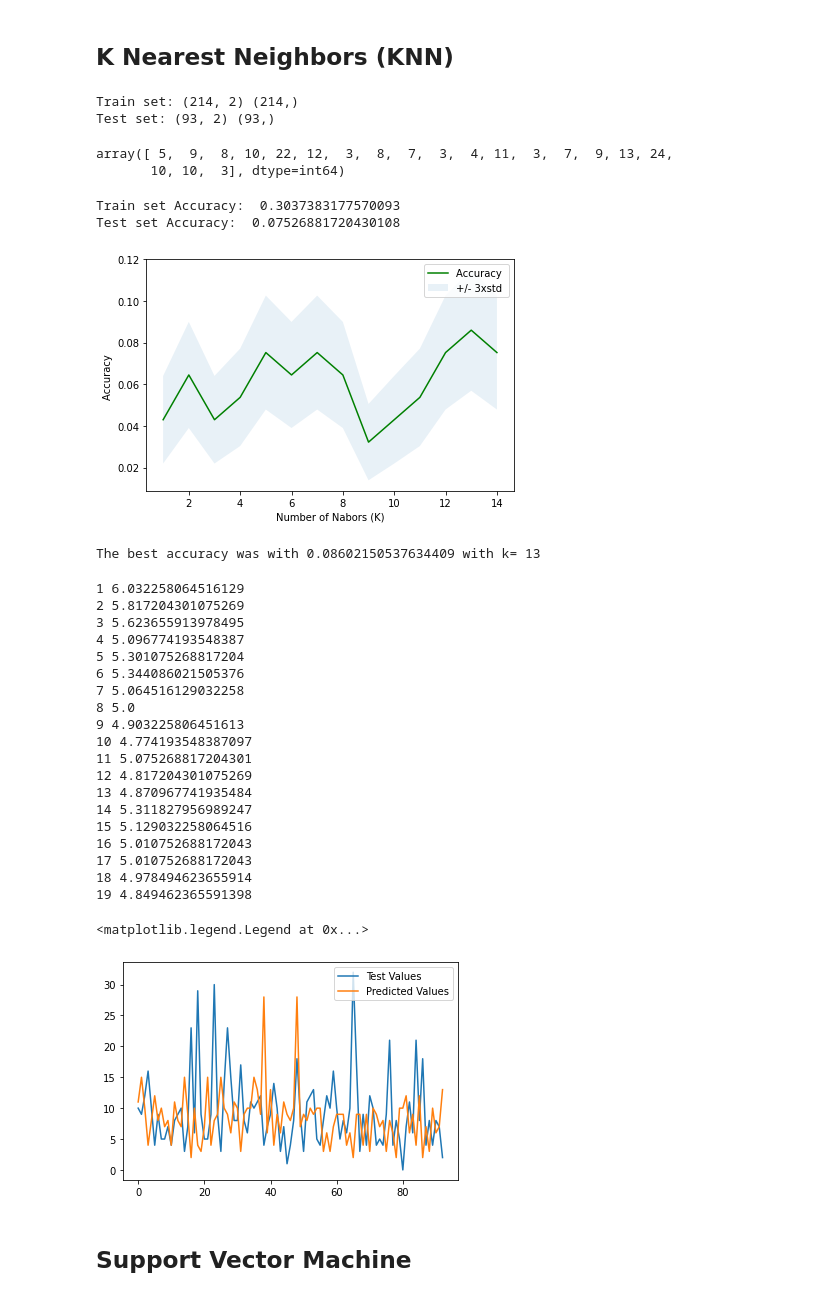
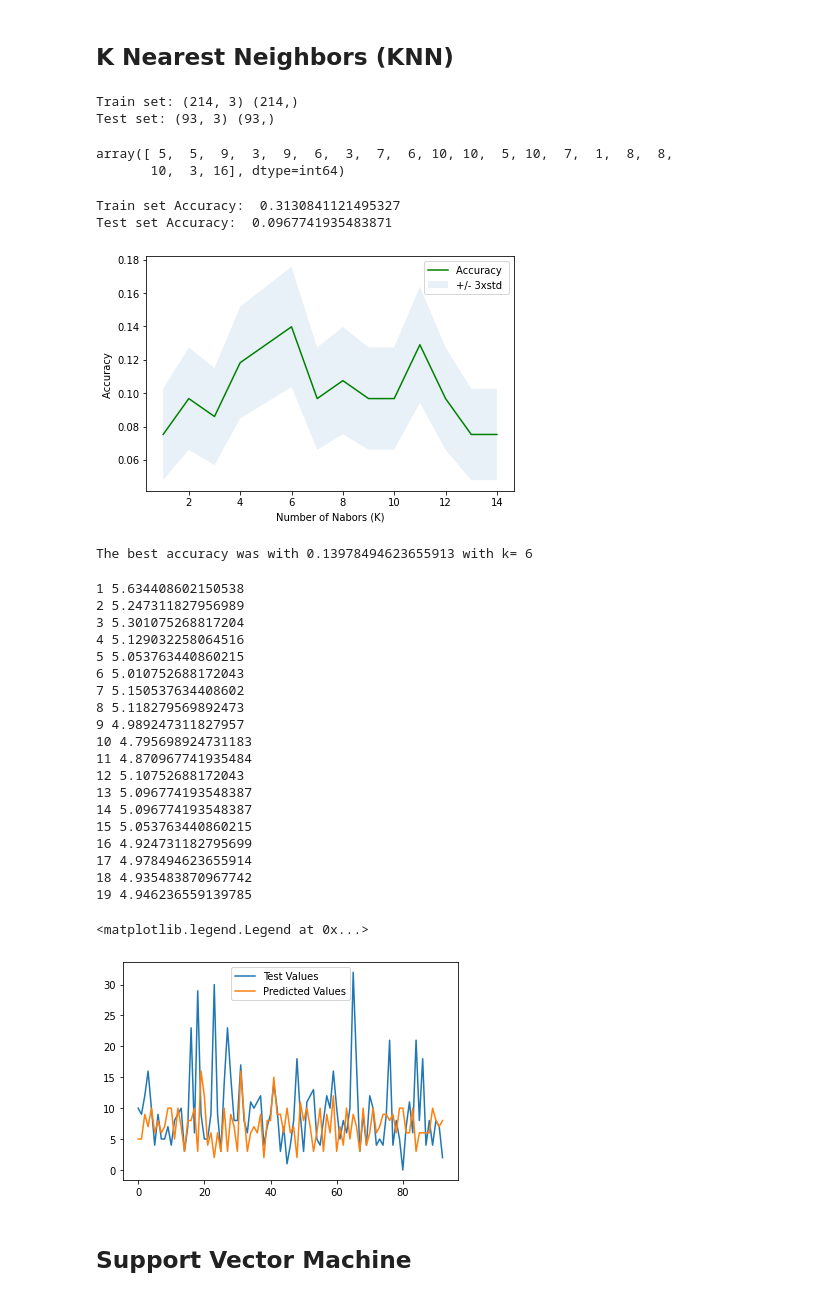
Before and after one commit to michalmullen/machine-learning, a Jupyter notebook: notebooks/coffeeShopAD.ipynb, the cells around one changed output. Cells and saved outputs as stored; diff of their text form; code cells hidden in the pictures.

Commit message:
added average plus knn method for each product id

```diff
--- a/notebooks/coffeeShopAD.ipynb
+++ b/notebooks/coffeeShopAD.ipynb
@@ -102,7 +102,7 @@ for i in range(69, 74):
 # Uncomment line below change/enter id number in same line
 # For the graphs bellow make sure that the algorithms have the most optimal variables
 
-# dataset = dataset[dataset.product_id == 73]
-x = dataset[['weekday', 'product_id']]
+# dataset = dataset[dataset.product_id == 69]
+x = dataset[['weekday', 'product_id', 'sales_outlet_id']]
 x[0:20]
 # %% [output]
@@ -158,8 +158,8 @@ X_train, X_test, y_train, y_test = train_test_split( x, y, test_size=0.3, random
 print ('Train set:', X_train.shape,  y_train.shape)
 print ('Test set:', X_test.shape,  y_test.shape)
 # %% [output]
-Train set: (214, 2) (214,)
-Test set: (93, 2) (93,)
+Train set: (214, 3) (214,)
+Test set: (93, 3) (93,)
 # %%
 from sklearn.neighbors import KNeighborsClassifier
 k = 7
@@ -167,8 +167,8 @@ neigh = KNeighborsClassifier(n_neighbors = k).fit(X_train,y_train)
 yhat1 = neigh.predict(X_test)
 yhat1[0:20]
 # %% [output]
-array([ 5,  9,  8, 10, 22, 12,  3,  8,  7,  3,  4, 11,  3,  7,  9, 13, 24,
-       10, 10,  3], dtype=int64)
+array([ 5,  5,  9,  3,  9,  6,  3,  7,  6, 10, 10,  5, 10,  7,  1,  8,  8,
+       10,  3, 16], dtype=int64)
 # %%
 from sklearn import metrics
 print("Train set Accuracy: ", metrics.accuracy_score(y_train, neigh.predict(X_train)))
@@ -197,10 +197,10 @@ plt.tight_layout()
 plt.show()
 print( "The best accuracy was with", mean_acc.max(), "with k=", mean_acc.argmax()+1)
 # %% [output]
-Train set Accuracy:  0.3037383177570093
-Test set Accuracy:  0.07526881720430108
+Train set Accuracy:  0.3130841121495327
+Test set Accuracy:  0.0967741935483871
-[figure, old version]
+[figure, new version]
-The best accuracy was with 0.08602150537634409 with k= 13
+The best accuracy was with 0.13978494623655913 with k= 6
 # %%
 from sklearn.metrics import mean_absolute_error
 
@@ -209,34 +209,34 @@ for n in range(1, 20):
     yhat1 = neigh.predict(X_test)
     print(n, mean_absolute_error(y_test.values, yhat1))
 # %% [output]
-1 6.032258064516129
-2 5.817204301075269
-3 5.623655913978495
-4 5.096774193548387
-5 5.301075268817204
-6 5.344086021505376
-7 5.064516129032258
-8 5.0
-9 4.903225806451613
-10 4.774193548387097
-11 5.075268817204301
-12 4.817204301075269
-13 4.870967741935484
-14 5.311827956989247
-15 5.129032258064516
-16 5.010752688172043
-17 5.010752688172043
-18 4.978494623655914
-19 4.849462365591398
+1 5.634408602150538
+2 5.247311827956989
+3 5.301075268817204
+4 5.129032258064516
+5 5.053763440860215
+6 5.010752688172043
+7 5.150537634408602
+8 5.118279569892473
+9 4.989247311827957
+10 4.795698924731183
+11 4.870967741935484
+12 5.10752688172043
+13 5.096774193548387
+14 5.096774193548387
+15 5.053763440860215
+16 4.924731182795699
+17 4.978494623655914
+18 4.935483870967742
+19 4.946236559139785
 # %%
-neigh = KNeighborsClassifier(n_neighbors = 1).fit(X_train,y_train)
+neigh = KNeighborsClassifier(n_neighbors = 10).fit(X_train,y_train)
 yhat1 = neigh.predict(X_test)
 plt.plot(y_test.values)
 plt.plot(yhat1)
 plt.legend(('Test Values', 'Predicted Values'))
 # %% [output]
 <matplotlib.legend.Legend at 0x...>
-[figure, old version]
+[figure, new version]
 # %% [markdown]
 ## Support Vector Machine
 # %%
```
Also changed, not shown: parts of 5 cells of this notebook.
